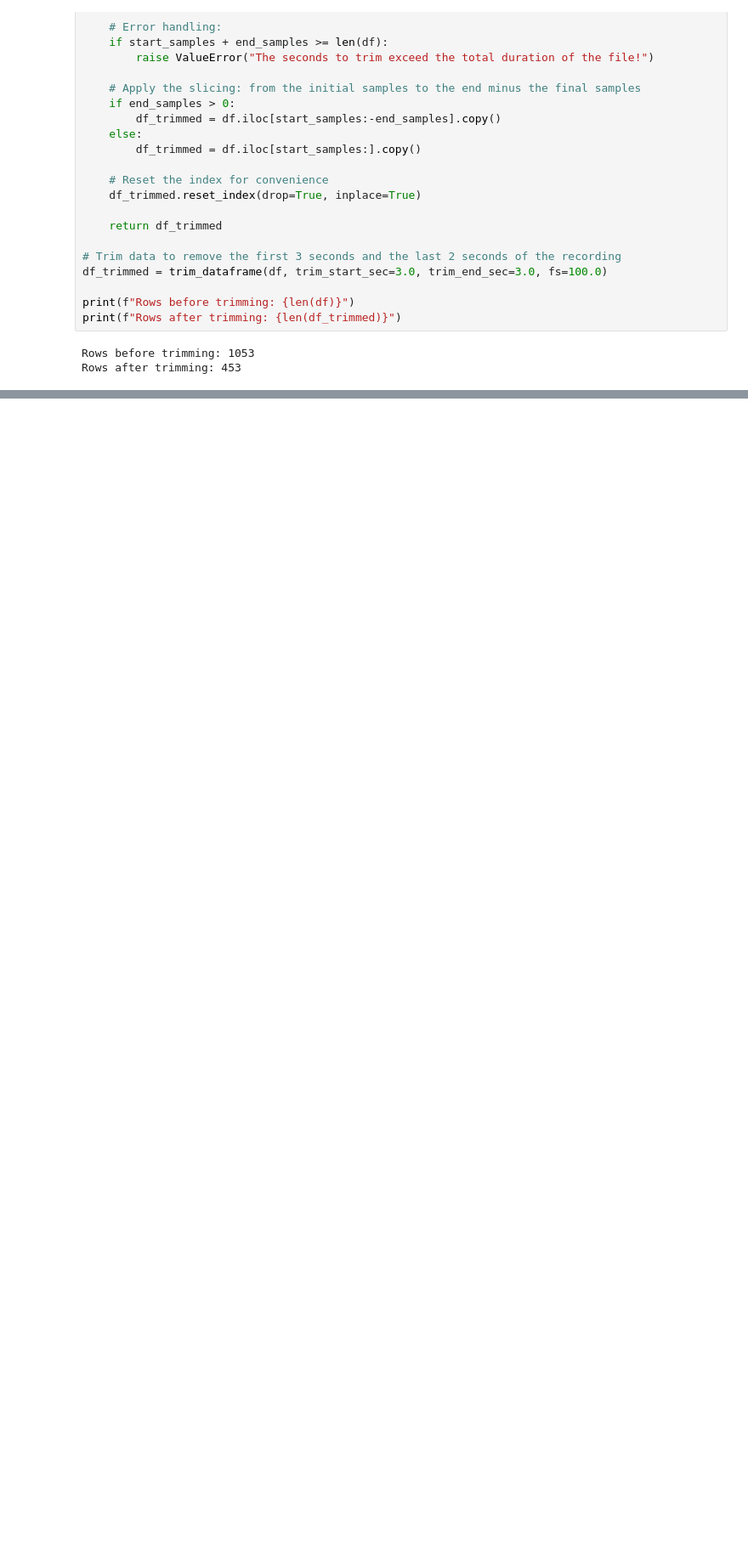
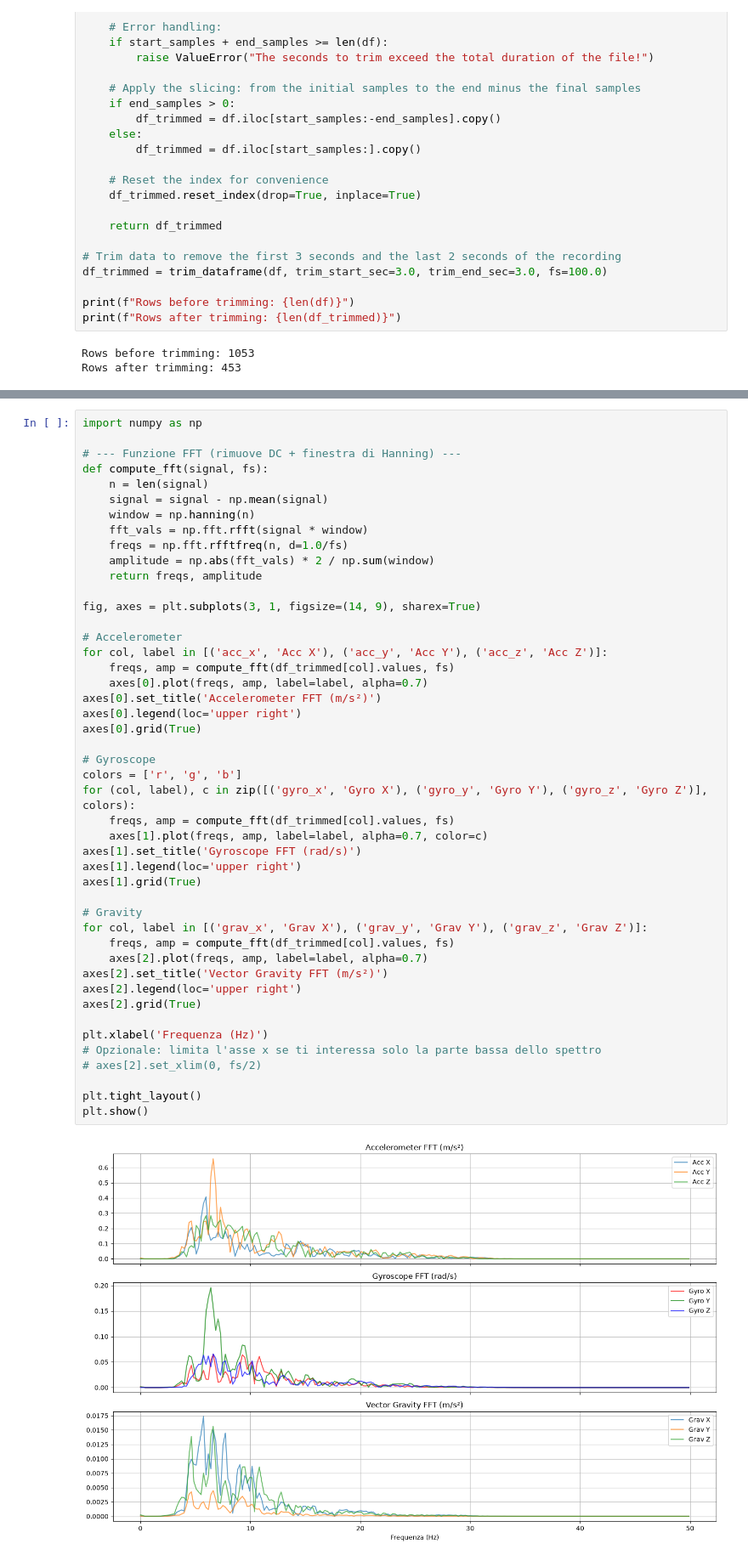
Before and after one commit to SaloneeSurve/DataAnalysis-Binary-Classification, a Jupyter notebook: G.ipynb, the cells around one changed output, grey strips where cells are left out. Shown at 85% size. Cells and saved outputs as stored; diff of their text form; blank space fills up the shorter version.

```diff
--- a/G.ipynb
+++ b/G.ipynb
@@ -193,0 +366,48 @@ plt.show()
+# %%
+import numpy as np
+
+# --- Funzione FFT (rimuove DC + finestra di Hanning) ---
+def compute_fft(signal, fs):
+    n = len(signal)
+    signal = signal - np.mean(signal)
+    window = np.hanning(n)
+    fft_vals = np.fft.rfft(signal * window)
+    freqs = np.fft.rfftfreq(n, d=1.0/fs)
+    amplitude = np.abs(fft_vals) * 2 / np.sum(window)
+    return freqs, amplitude
+
+fig, axes = plt.subplots(3, 1, figsize=(14, 9), sharex=True)
+
+# Accelerometer
+for col, label in [('acc_x', 'Acc X'), ('acc_y', 'Acc Y'), ('acc_z', 'Acc Z')]:
+    freqs, amp = compute_fft(df_trimmed[col].values, fs)
+    axes[0].plot(freqs, amp, label=label, alpha=0.7)
+axes[0].set_title('Accelerometer FFT (m/s²)')
+axes[0].legend(loc='upper right')
+axes[0].grid(True)
+
+# Gyroscope
+colors = ['r', 'g', 'b']
+for (col, label), c in zip([('gyro_x', 'Gyro X'), ('gyro_y', 'Gyro Y'), ('gyro_z', 'Gyro Z')], colors):
+    freqs, amp = compute_fft(df_trimmed[col].values, fs)
+    axes[1].plot(freqs, amp, label=label, alpha=0.7, color=c)
+axes[1].set_title('Gyroscope FFT (rad/s)')
+axes[1].legend(loc='upper right')
+axes[1].grid(True)
+
+# Gravity
+for col, label in [('grav_x', 'Grav X'), ('grav_y', 'Grav Y'), ('grav_z', 'Grav Z')]:
+    freqs, amp = compute_fft(df_trimmed[col].values, fs)
+    axes[2].plot(freqs, amp, label=label, alpha=0.7)
+axes[2].set_title('Vector Gravity FFT (m/s²)')
+axes[2].legend(loc='upper right')
+axes[2].grid(True)
+
+plt.xlabel('Frequenza (Hz)')
+# Opzionale: limita l'asse x se ti interessa solo la parte bassa dello spettro
+# axes[2].set_xlim(0, fs/2)
+
+plt.tight_layout()
+plt.show()
+# %% [output]
+[figure, added]
```
Also changed, not shown: parts of 20 cells of this notebook, 4 other files.
